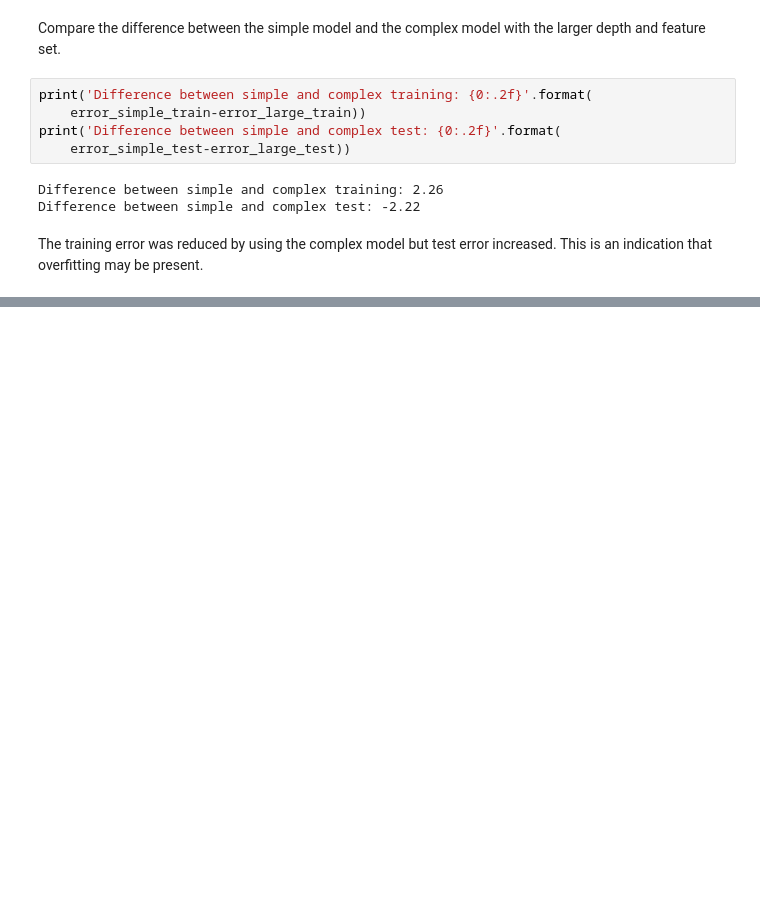
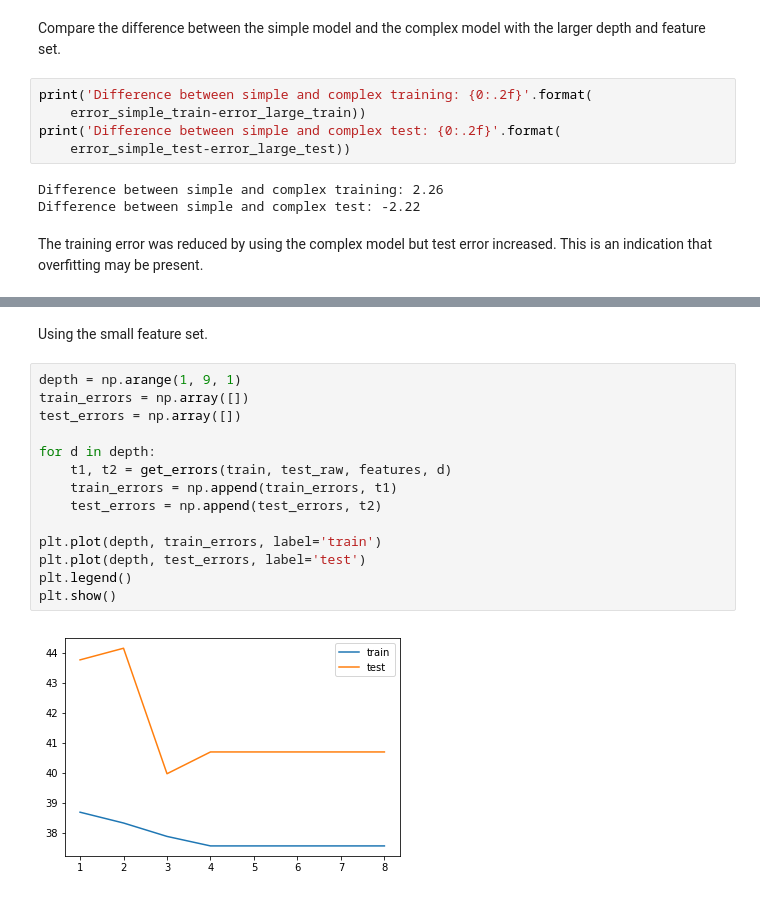
Before and after one commit to grantcooksey/mlcoursera, a Jupyter notebook: classification/Decision Trees.ipynb, the cells around one changed output, grey strips where cells are left out. Drawn from its saved outputs; the diff is of its cells as text; blank space fills up the shorter version.

```diff
--- a/classification/Decision Trees.ipynb
+++ b/classification/Decision Trees.ipynb
@@ -374,0 +421,18 @@ The training error was reduced by using the complex model but test error increas
+# %% [markdown]
+Using the small feature set.
+# %%
+depth = np.arange(1, 9, 1)
+train_errors = np.array([])
+test_errors = np.array([])
+
+for d in depth:
+    t1, t2 = get_errors(train, test_raw, features, d)
+    train_errors = np.append(train_errors, t1)
+    test_errors = np.append(test_errors, t2)
+
+plt.plot(depth, train_errors, label='train')
+plt.plot(depth, test_errors, label='test')
+plt.legend()
+plt.show()
+# %% [output]
+[figure, added]
```
Also changed, not shown: parts of 4 cells of this notebook.
